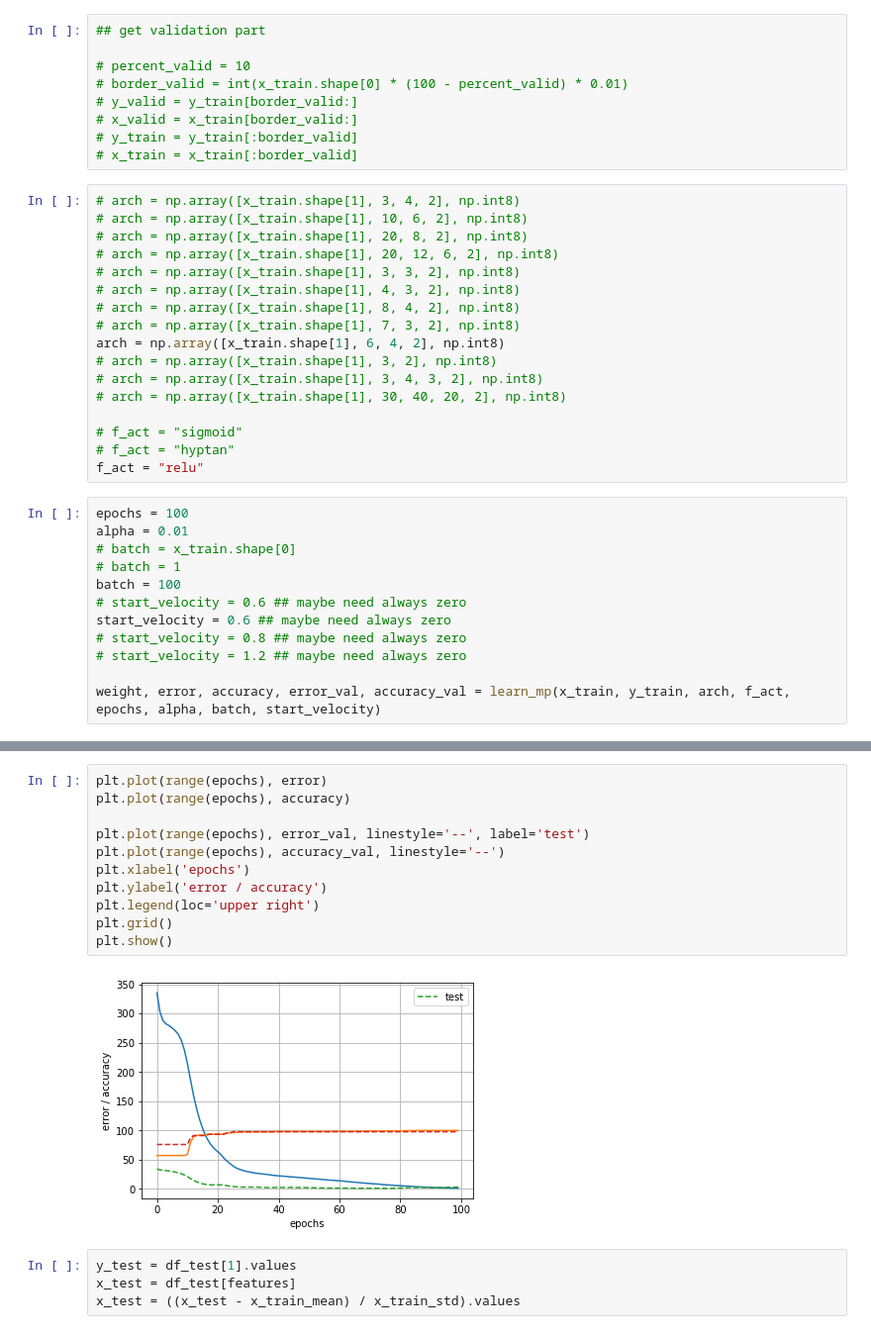
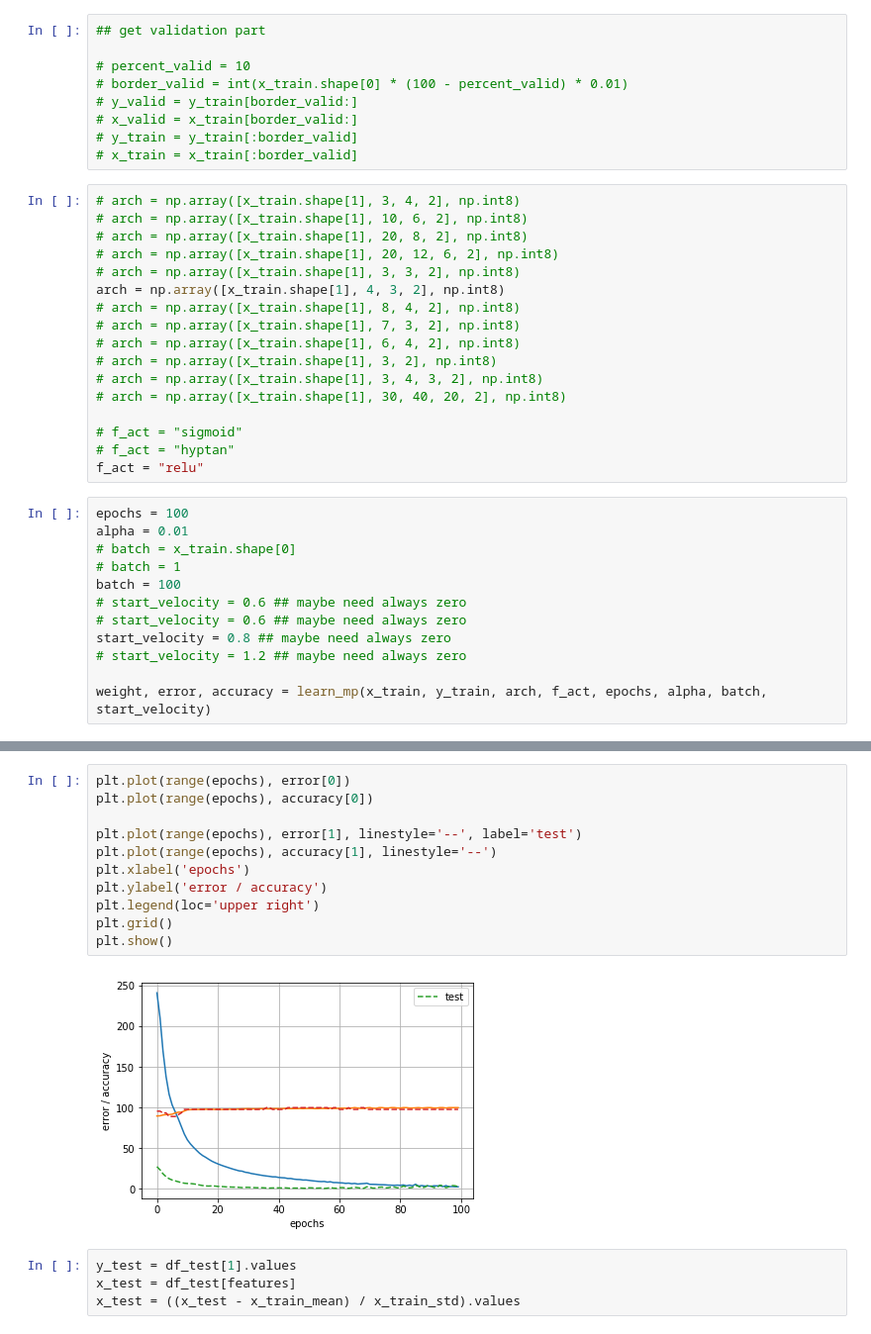
Before and after one commit to Sladge17/multilayer-perceptron, a Jupyter notebook: mulper_anl.ipynb, the cells around one changed output, grey strips where cells are left out. Shown: that part at 99% size. Saved outputs shown, nothing was run; the diff lists cells and outputs as text.

```diff
--- a/mulper_anl.ipynb
+++ b/mulper_anl.ipynb
@@ -123,10 +123,10 @@ x_train = x_train.values
 # arch = np.array([x_train.shape[1], 20, 8, 2], np.int8)
 # arch = np.array([x_train.shape[1], 20, 12, 6, 2], np.int8)
 # arch = np.array([x_train.shape[1], 3, 3, 2], np.int8)
-# arch = np.array([x_train.shape[1], 4, 3, 2], np.int8)
+arch = np.array([x_train.shape[1], 4, 3, 2], np.int8)
 # arch = np.array([x_train.shape[1], 8, 4, 2], np.int8)
 # arch = np.array([x_train.shape[1], 7, 3, 2], np.int8)
-arch = np.array([x_train.shape[1], 6, 4, 2], np.int8)
+# arch = np.array([x_train.shape[1], 6, 4, 2], np.int8)
 # arch = np.array([x_train.shape[1], 3, 2], np.int8)
 # arch = np.array([x_train.shape[1], 3, 4, 3, 2], np.int8)
 # arch = np.array([x_train.shape[1], 30, 40, 20, 2], np.int8)
@@ -141,8 +141,8 @@ alpha = 0.01
 # batch = 1
 batch = 100
 # start_velocity = 0.6 ## maybe need always zero
-start_velocity = 0.6 ## maybe need always zero
-# start_velocity = 0.8 ## maybe need always zero
+# start_velocity = 0.6 ## maybe need always zero
+start_velocity = 0.8 ## maybe need always zero
 # start_velocity = 1.2 ## maybe need always zero
 
-weight, error, accuracy, error_val, accuracy_val = learn_mp(x_train, y_train, arch, f_act, epochs, alpha, batch, start_velocity)
+weight, error, accuracy = learn_mp(x_train, y_train, arch, f_act, epochs, alpha, batch, start_velocity)
@@ -208,17 +208,17 @@ print(accuracy)
  100.       100.       100.       100.      ]
 # %%
-plt.plot(range(epochs), error)
-plt.plot(range(epochs), accuracy)
+plt.plot(range(epochs), error[0])
+plt.plot(range(epochs), accuracy[0])
 
-plt.plot(range(epochs), error_val, linestyle='--', label='test')
-plt.plot(range(epochs), accuracy_val, linestyle='--')
+plt.plot(range(epochs), error[1], linestyle='--', label='test')
+plt.plot(range(epochs), accuracy[1], linestyle='--')
 plt.xlabel('epochs')
 plt.ylabel('error / accuracy')
 plt.legend(loc='upper right')
 plt.grid()
 plt.show()
 # %% [output]
-[figure, old version]
+[figure, new version]
 # %%
 y_test = df_test[1].values
 x_test = df_test[features]
```
Also changed, not shown: parts of 5 cells of this notebook, 1 other file.
